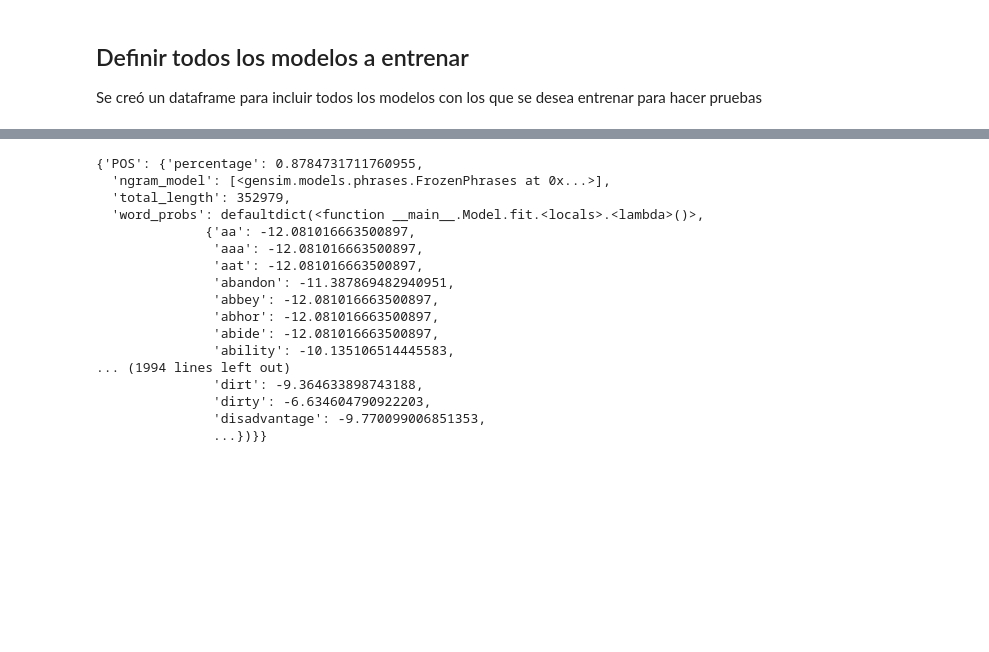
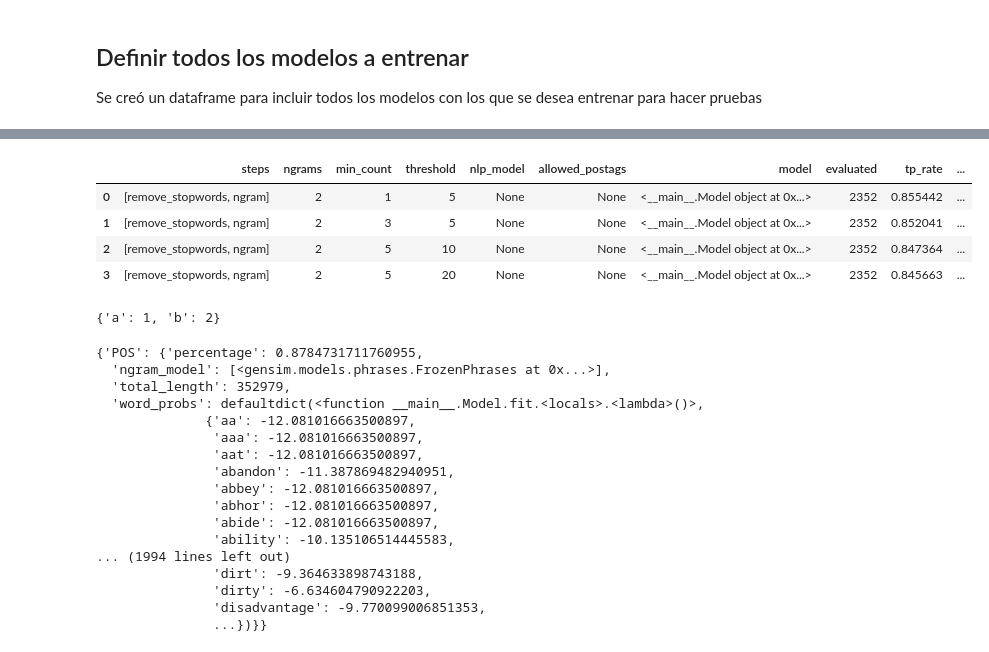
Before and after one commit to EquipoAlfaBuenaMaravillaOndaDinamita/cmiads-tmnlp-h3, a Jupyter notebook: model.ipynb, the cells around one changed output, grey strips where cells are left out. Cells and saved outputs as stored; diff of their text form; code cells hidden in the pictures; blank space fills up the shorter version.

Commit message:
primer listado de modelos a entrenar

```diff
--- a/model.ipynb
+++ b/model.ipynb
@@ -495,20 +483,29 @@ models_to_train.append({
 # %%
-# ********************************
-# ********************************
-# TODO: completar
-# ********************************
-# ********************************
-for model in models_to_train:
-    print()
-    model_test = Model(
+model_results = []
+for model_to_train in models_to_train:
+    print('*******************************************')
+    print(f'Start training model {len(model_results)+1}/{len(models_to_train)}')
+    print('*******************************************')
+
+    # build model
+    model = Model(
         df = train
-        , steps = model['steps']
-        , nlp_model = model['nlp_model']
-        , ngrams = model['ngrams']
-        , min_count = model['min_count']
-        , threshold = model['threshold']
-        , allowed_postags = model['allowed_postags']
+        , steps = model_to_train['steps']
+        , nlp_model = model_to_train['nlp_model']
+        , ngrams = model_to_train['ngrams']
+        , min_count = model_to_train['min_count']
+        , threshold = model_to_train['threshold']
+        , allowed_postags = model_to_train['allowed_postags']
         , debug = False
     )
-    model_test.fit()
-    model_metrics = get_metrics(model=model_test, df=validation)
+
+    # train model
+    model.fit()
+    model_to_train['model'] = model
+
+    # test model with validation dataframe
+    model_metrics = get_metrics(model=model, df=validation)
+    print('Metrics:',model_metrics)
+
+    # append results
+    model_results.append({**model_to_train, **model_metrics})
@@ -515,3 +530,16 @@ for model in models_to_train:
+# %%
+df_results = pd.DataFrame(model_results)
+df_results
+# %% [output]
+|  | steps | ngrams | min_count | threshold | nlp_model | allowed_postags | model | evaluated | tp_rate | ... |
+| 0 | [remove_stopwords, ngram] | 2 | 1 | 5 | None | None | <__main__.Model object at 0x...> | 2352 | 0.855442 | ... |
+| 1 | [remove_stopwords, ngram] | 2 | 3 | 5 | None | None | <__main__.Model object at 0x...> | 2352 | 0.852041 | ... |
+| 2 | [remove_stopwords, ngram] | 2 | 5 | 10 | None | None | <__main__.Model object at 0x...> | 2352 | 0.847364 | ... |
+| 3 | [remove_stopwords, ngram] | 2 | 5 | 20 | None | None | <__main__.Model object at 0x...> | 2352 | 0.845663 | ... |
+# %%
+{**a, **b}
+# %% [output]
+{'a': 1, 'b': 2}
 # %%
 train_model.data_classes # ['POS']['ngrams']
 # %% [output]
```
Also changed, not shown: parts of 8 cells of this notebook, 1 other file.
